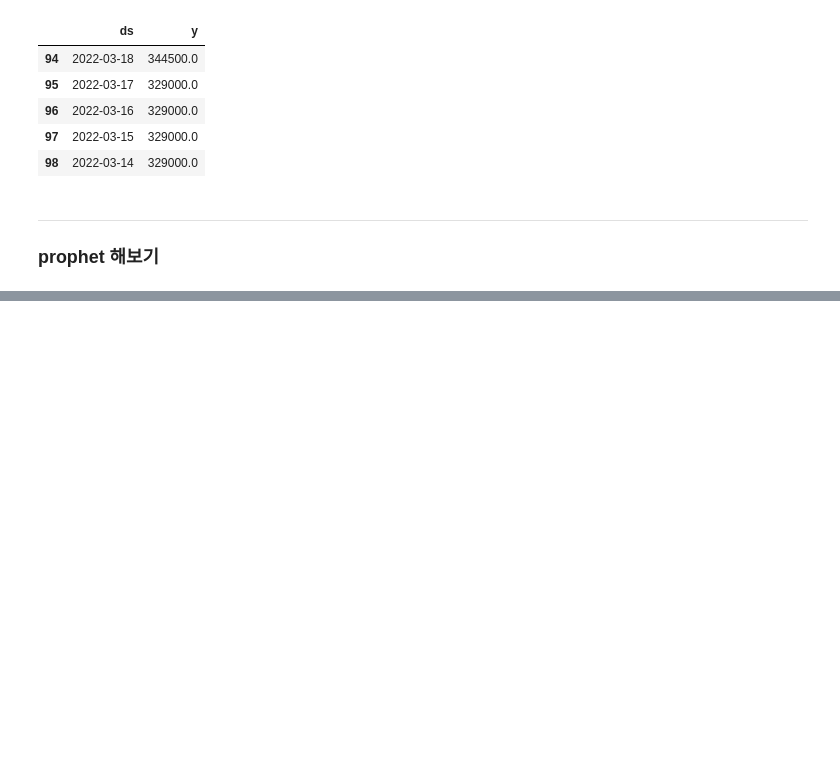
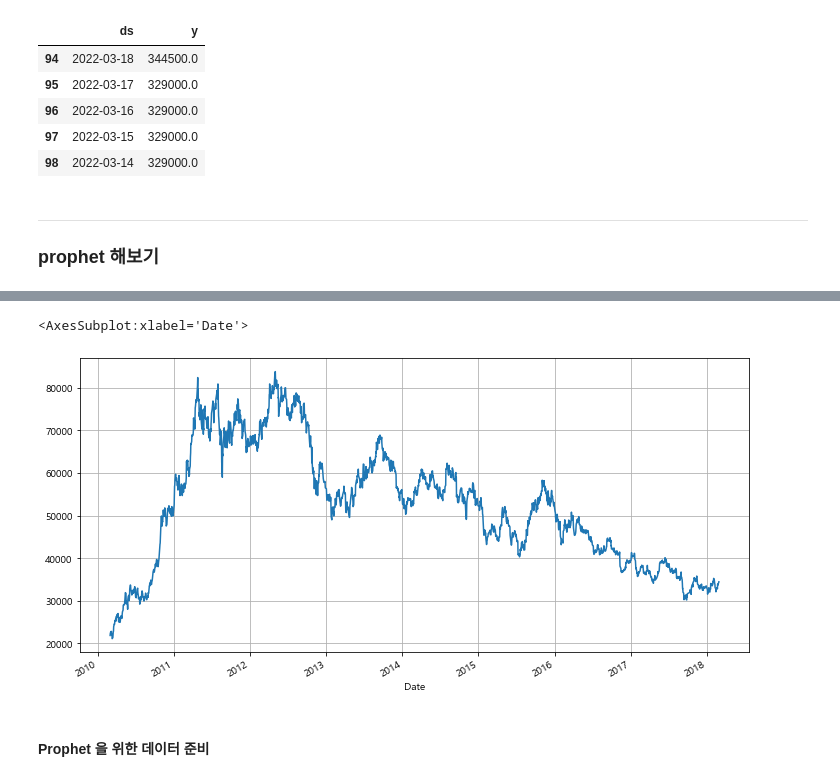
Before and after one commit to newrandom/Zero_part5_EDA-scrapping, a Jupyter notebook: chapter/06-11. 주식 데이터 분석.ipynb, the cells around one changed output, grey strips where cells are left out. Saved outputs shown, nothing was run; the diff lists cells and outputs as text; code cells hidden in the pictures; blank space fills up the shorter version.

```diff
--- a/chapter/06-11. 주식 데이터 분석.ipynb
+++ b/chapter/06-11. 주식 데이터 분석.ipynb
@@ -186,0 +226,5 @@ Error:
+# %%
+KIA['Close'].plot(figsize=(12,6), grid=True)
+# %% [output]
+<AxesSubplot:xlabel='Date'>
+[figure, added]
@@ -186,0 +235,2 @@ Error:
+# %% [markdown]
+#### Prophet 을 위한 데이터 준비
```
Also changed, not shown: parts of 67 cells of this notebook, 2 other files.
